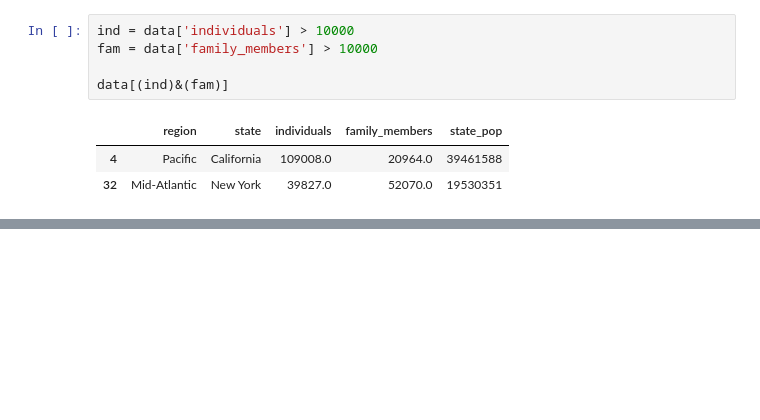
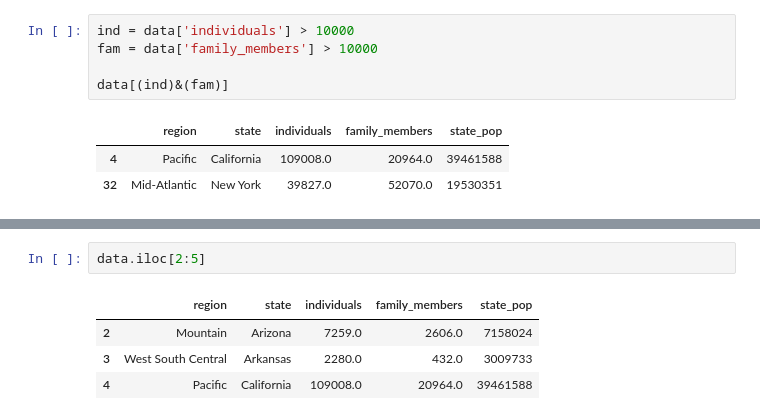
Before and after one commit to adambria1309/KurapikaZoldyck, a Jupyter notebook: Data Manipulation/Introduction to Pandas.ipynb, the cells around one changed output, grey strips where cells are left out. Saved outputs shown, nothing was run; the diff lists cells and outputs as text; blank space fills up the shorter version.

```diff
--- a/Data Manipulation/Introduction to Pandas.ipynb
+++ b/Data Manipulation/Introduction to Pandas.ipynb
@@ -163,0 +187,7 @@ data[(ind)&(fam)]
+# %%
+data.iloc[2:5]
+# %% [output]
+|  | region | state | individuals | family_members | state_pop |
+| 2 | Mountain | Arizona | 7259.0 | 2606.0 | 7158024 |
+| 3 | West South Central | Arkansas | 2280.0 | 432.0 | 3009733 |
+| 4 | Pacific | California | 109008.0 | 20964.0 | 39461588 |
```
Also changed, not shown: parts of 25 cells of this notebook.
